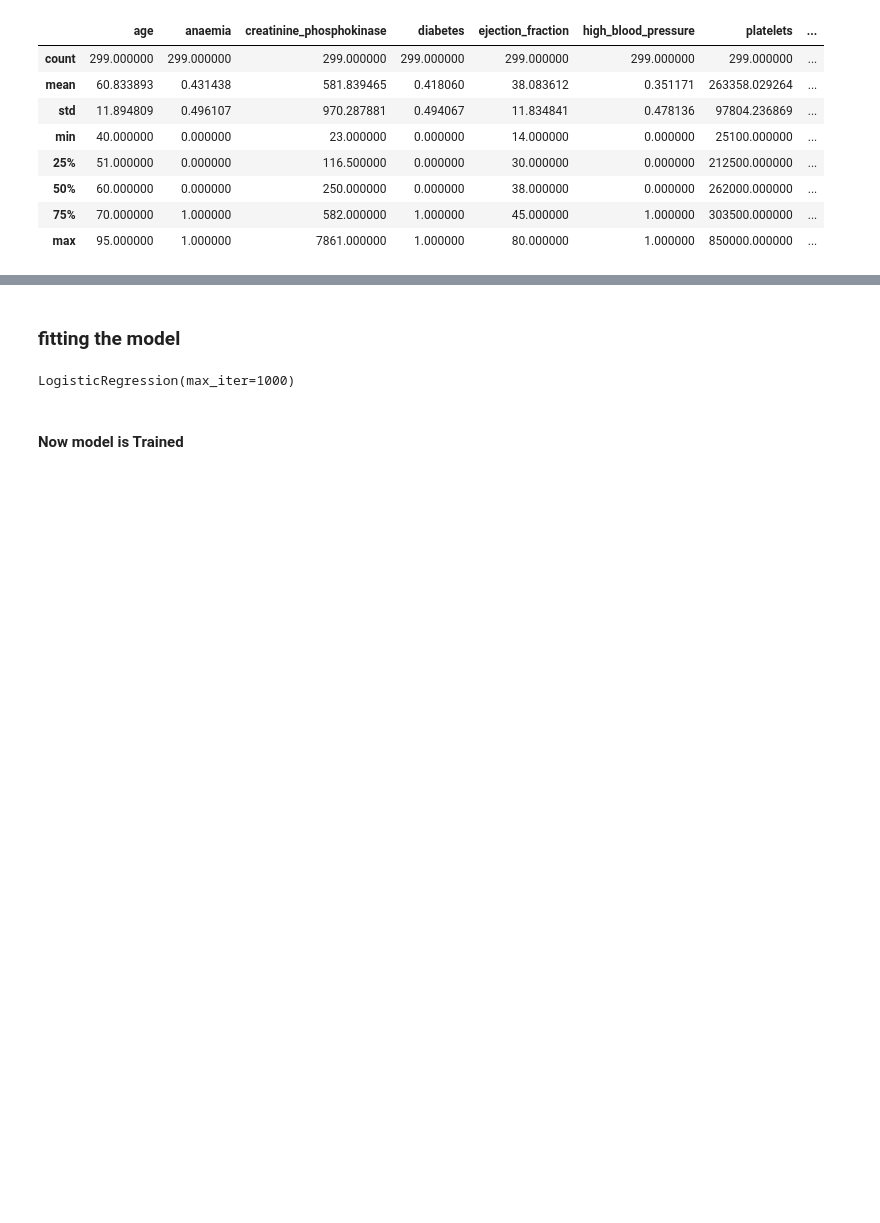
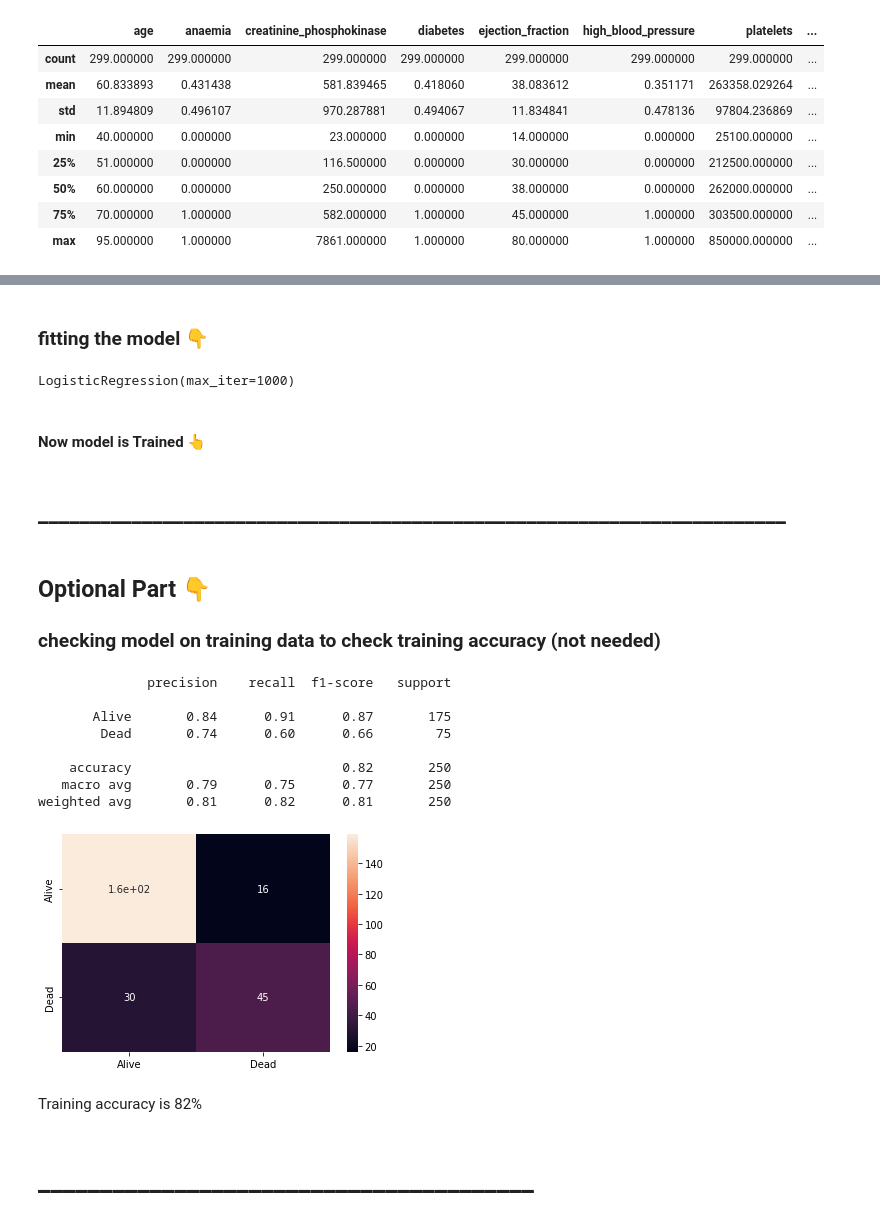
Before and after one commit to Mayur-CSEngineer/Machine_Learning_Practicals, a Jupyter notebook: Experiment-2/Experiment-2.ipynb, the cells around one changed output, grey strips where cells are left out. Saved outputs shown, nothing was run; the diff lists cells and outputs as text; code cells hidden in the pictures; blank space fills up the shorter version.

```diff
--- a/Experiment-2/Experiment-2.ipynb
+++ b/Experiment-2/Experiment-2.ipynb
@@ -91,11 +92,35 @@ testing_Features=Testing_Data.drop(['DEATH_EVENT'],axis=1)
 # %%
 model=LogisticRegression(max_iter=1000)
 # %% [markdown]
-### fitting the model
+### fitting the model 👇
 # %%
 model.fit(training_Features,training_Labels)
 # %% [output]
 LogisticRegression(max_iter=1000)
 # %% [markdown]
-#### Now model is Trained
+#### Now model is Trained 👆
+# %% [markdown]
+## ________________________________________________________________________
+# %% [markdown]
+## Optional Part 👇
+### checking model on training data to check training accuracy (not needed)
+# %%
+training_predicted_values=model.predict(training_Features)
+training_classification_data=confusion_matrix(training_Labels,training_predicted_values)
+seaborn.heatmap(training_classification_data,annot=True,xticklabels=classes_list,yticklabels=classes_list)
+print(classification_report(training_Labels,training_predicted_values,target_names=classes_list))
+# %% [output]
+              precision    recall  f1-score   support
+
+       Alive       0.84      0.91      0.87       175
+        Dead       0.74      0.60      0.66        75
+
+    accuracy                           0.82       250
+   macro avg       0.79      0.75      0.77       250
+weighted avg       0.81      0.82      0.81       250
+[figure, added]
+# %% [markdown]
+Training accuracy is 82%
+# %% [markdown]
+# ________________________________________
 # %% [markdown]
```
Also changed, not shown: parts of 25 cells of this notebook, 2 other files.
